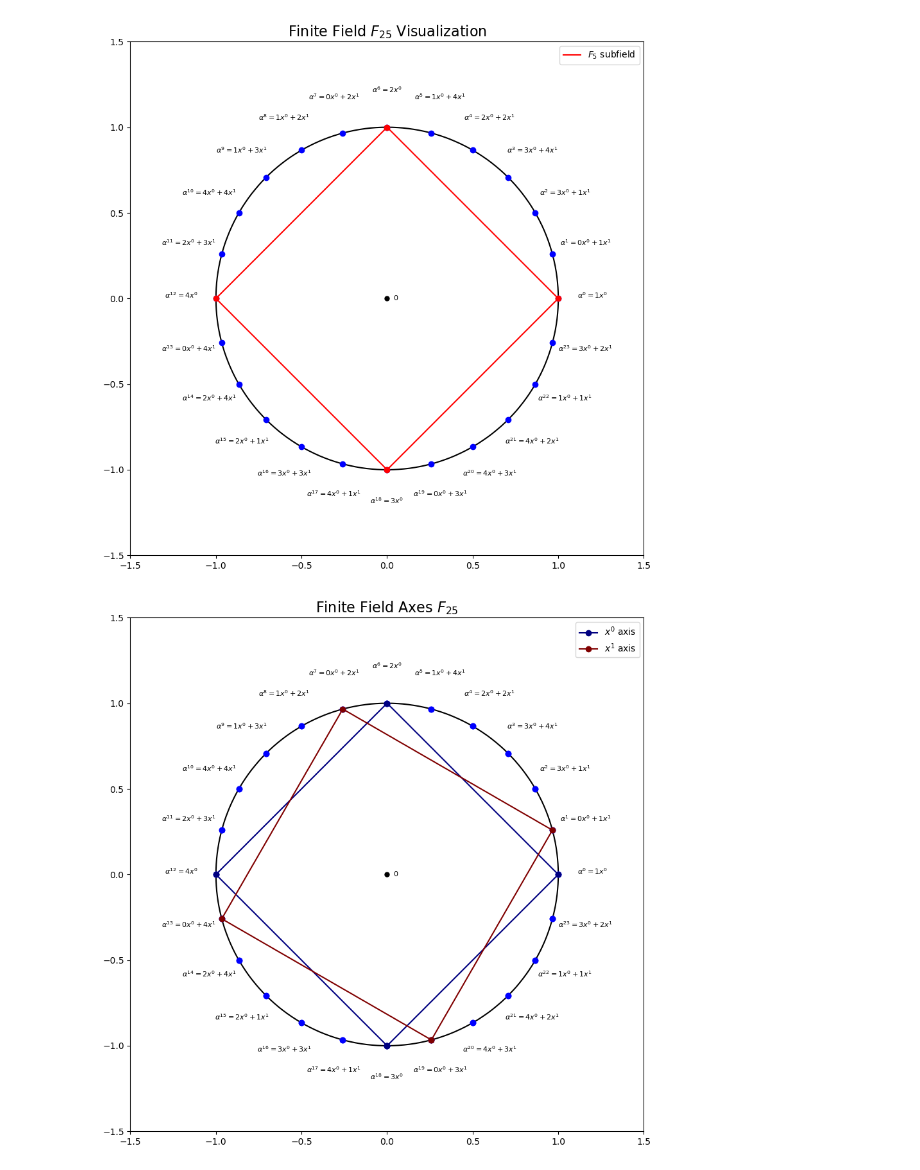
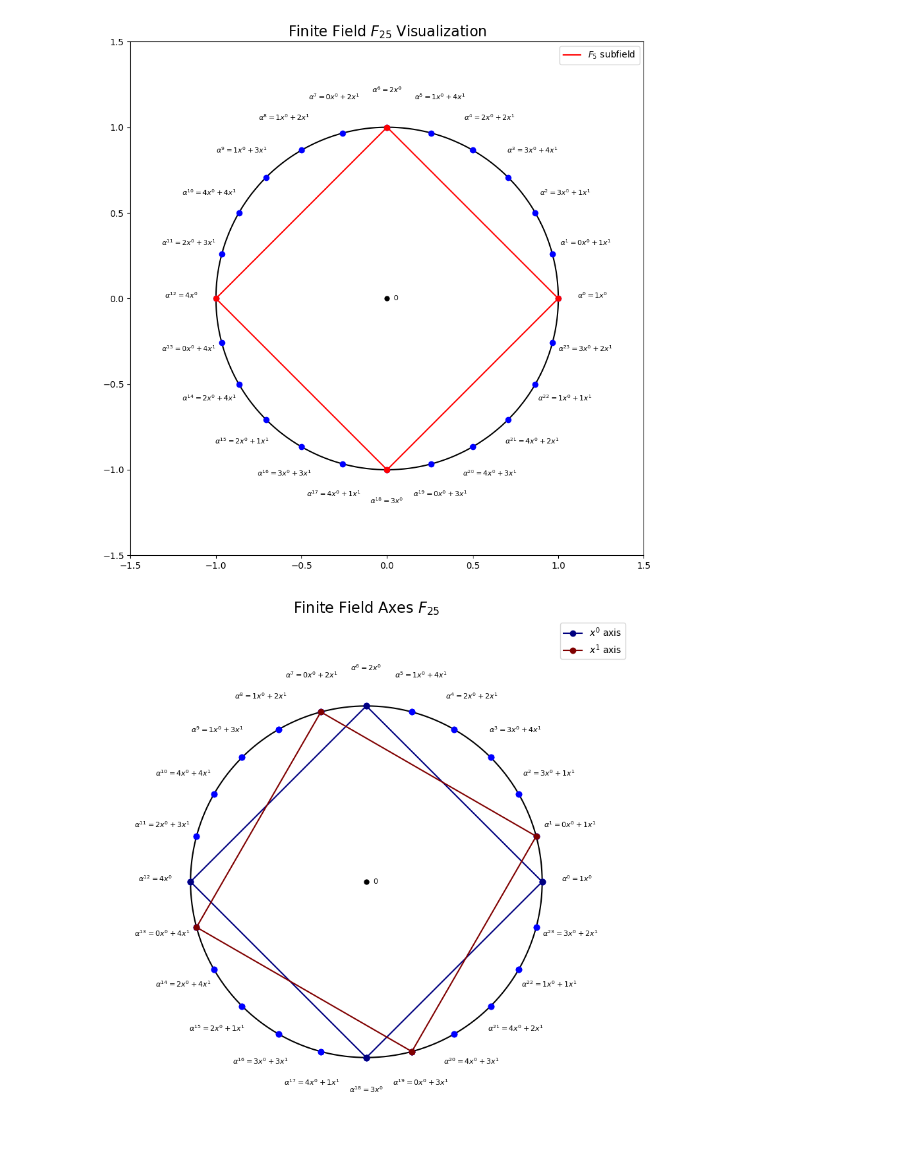
Before and after one commit to jacksonwalters/viz, a Jupyter notebook: finite_field/finite_field_visualization.ipynb, the cells around one changed output. Drawn from its saved outputs; the diff is of its cells as text; code cells hidden in the pictures.

Commit message:
remove border and axes

```diff
--- a/finite_field/finite_field_visualization.ipynb
+++ b/finite_field/finite_field_visualization.ipynb
@@ -100,34 +100,41 @@ def plot_finite_field(q, output_filename=None):
         label = f"$\\alpha^{{{k}}} = {vector_repr}$"
         ax.text(x * 1.2, y * 1.2, label, fontsize=8, ha='center')
 
     # Add the subfield and other coordinate axes
     colors = plt.cm.jet(np.linspace(0, 1, r))  # Colors for each "line"
     for i in range(r):
         transformed_roots = [exp(2 * pi * I * ((k+i) / (q - 1))) for k in range(-(q-1)/(p-1), q-1, (q-1)/(p-1))]
         transformed_points_xy = [(root.real(), root.imag()) for root in transformed_roots]
 
         # Plot the transformed axis
         x_vals, y_vals = zip(*transformed_points_xy)
         ax.plot(x_vals, y_vals, 'o-', color=colors[i], label=f"$x^{i}$ axis")
 
     # Adjust plot aesthetics
     ax.set_xlim(-1.5, 1.5)
     ax.set_ylim(-1.5, 1.5)
     ax.set_title(f"Finite Field Axes $F_{{{q}}}$", fontsize=16)
     ax.legend(loc='upper right')
+
+    # Remove axes and border
+    ax.set_xticks([])
+    ax.set_yticks([])
+    ax.set_frame_on(False)
+    ax.axis('off')
+
     plt.subplots_adjust(left=0.1, right=0.9, top=0.9, bottom=0.1)
 
     # Save the image if an output filename is provided
     if output_filename:
         plt.savefig(output_filename, format='jpeg', dpi=int(300), bbox_inches='tight')
 
     plt.show()
 
 # Example usage
 p = 5; r = 2; q = p**r;
 plot_finite_field(q, output_filename=f"images/finite_field_axes_{q}.jpeg")
 # %% [output]
-[figure, old version]
+[figure, new version]
 # %%
 """
 - note Proj(F_q) is defined as the set of all lines through the origin in the vector space F_{q^2}
```
Also changed, not shown: parts of 2 cells of this notebook, 2 other files.
